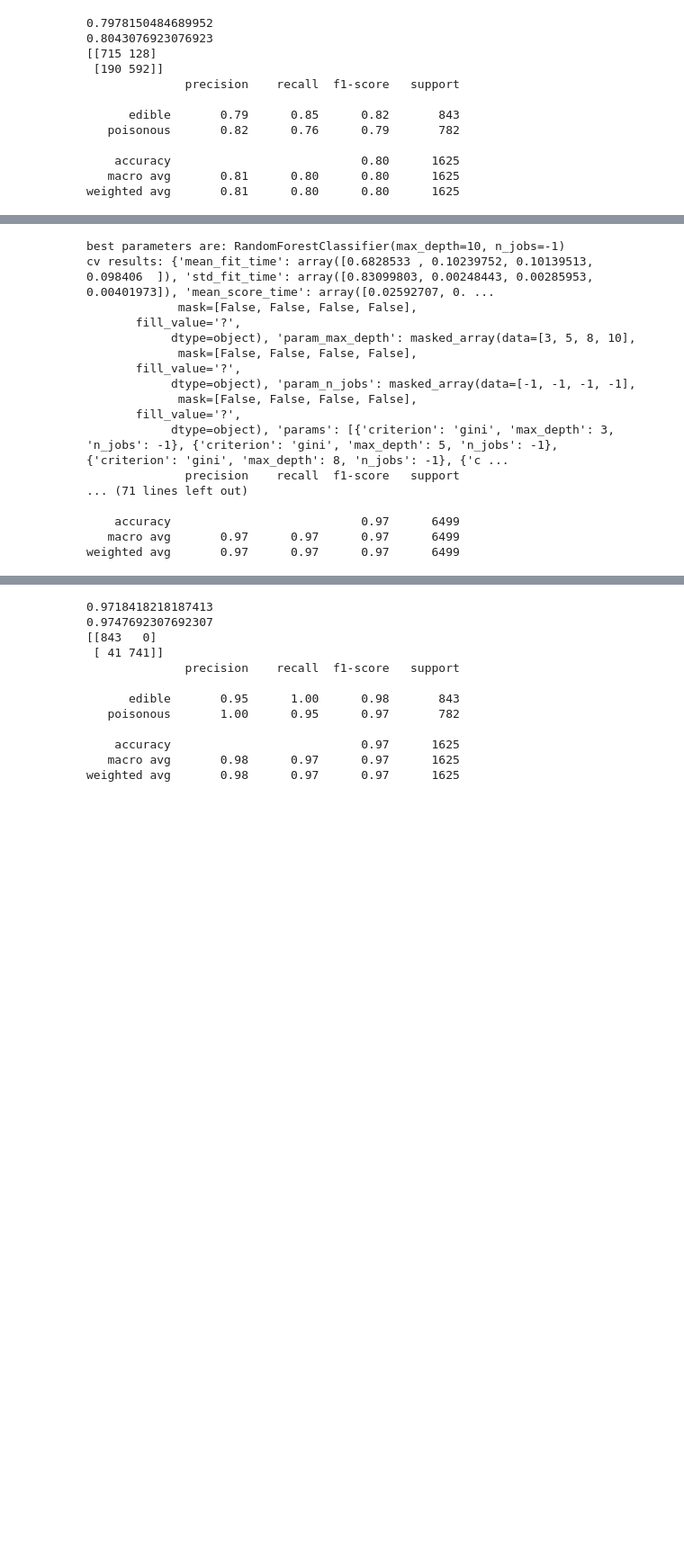
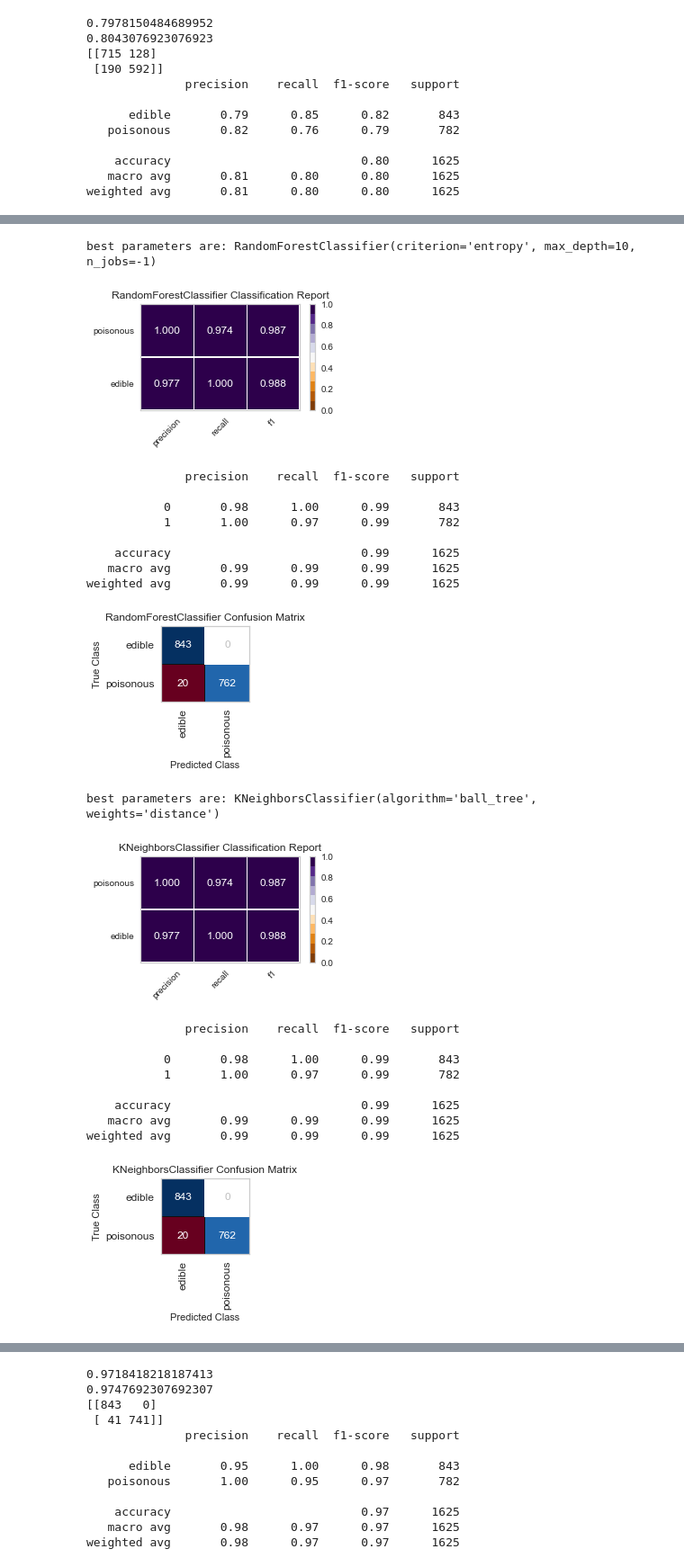
Before and after one commit to 8REN/fungiClassification, a Jupyter notebook: funginotebook.ipynb, the cells around one changed output, grey strips where cells are left out. Shown at 90% size. Cells and saved outputs as stored; diff of their text form; code cells hidden in the pictures; blank space fills up the shorter version.

```diff
--- a/funginotebook.ipynb
+++ b/funginotebook.ipynb
@@ -465,4 +473,12 @@ cor_selector(le_df, y, 5)
+# %%
+XV_ohe = ohe.fit_transform(X_vf)
 # %%
-X_cf = le_df.filter(['stalk-root', 'ring-type', 'bruises', 'gill-color', 'gill-size'], axis=1)
+X_cf = le_df.filter(['stalk-surface-above-ring',
+  'gill-spacing',
+  'stalk-root',
+  'ring-type',
+  'bruises',
+  'gill-color',
+  'gill-size'], axis=1)
 # %%
 XC_ohe = ohe.fit_transform(X_cf)
@@ -830,22 +897,27 @@ params = {
 
 }
 # %%
-fit_search(X_train3, y_train3)
+fit_search(X_train3, y_train3, X_test3, y_test3)
 # %% [output]
-best parameters are: RandomForestClassifier(max_depth=10, n_jobs=-1)
-cv results: {'mean_fit_time': array([0.6828533 , 0.10239752, 0.10139513, 0.098406  ]), 'std_fit_time': array([0.83099803, 0.00248443, 0.00285953, 0.00401973]), 'mean_score_time': array([0.02592707, 0. ...
-             mask=[False, False, False, False],
-       fill_value='?',
-            dtype=object), 'param_max_depth': masked_array(data=[3, 5, 8, 10],
-             mask=[False, False, False, False],
-       fill_value='?',
-            dtype=object), 'param_n_jobs': masked_array(data=[-1, -1, -1, -1],
-             mask=[False, False, False, False],
-       fill_value='?',
-            dtype=object), 'params': [{'criterion': 'gini', 'max_depth': 3, 'n_jobs': -1}, {'criterion': 'gini', 'max_depth': 5, 'n_jobs': -1}, {'criterion': 'gini', 'max_depth': 8, 'n_jobs': -1}, {'c ...
-              precision    recall  f1-score   support
-... (71 lines left out)
-
-    accuracy                           0.97      6499
-   macro avg       0.97      0.97      0.97      6499
-weighted avg       0.97      0.97      0.97      6499
+best parameters are: RandomForestClassifier(criterion='entropy', max_depth=10, n_jobs=-1)
+[figure, added]
+              precision    recall  f1-score   support
+
+           0       0.98      1.00      0.99       843
+           1       1.00      0.97      0.99       782
+
+    accuracy                           0.99      1625
+   macro avg       0.99      0.99      0.99      1625
+weighted avg       0.99      0.99      0.99      1625
+[figure, added]
+best parameters are: KNeighborsClassifier(algorithm='ball_tree', weights='distance')
+[figure, added]
+              precision    recall  f1-score   support
+
+           0       0.98      1.00      0.99       843
+           1       1.00      0.97      0.99       782
+
+    accuracy                           0.99      1625
+   macro avg       0.99      0.99      0.99      1625
+weighted avg       0.99      0.99      0.99      1625
+[figure, added]
```
Also changed, not shown: parts of 24 cells of this notebook.
